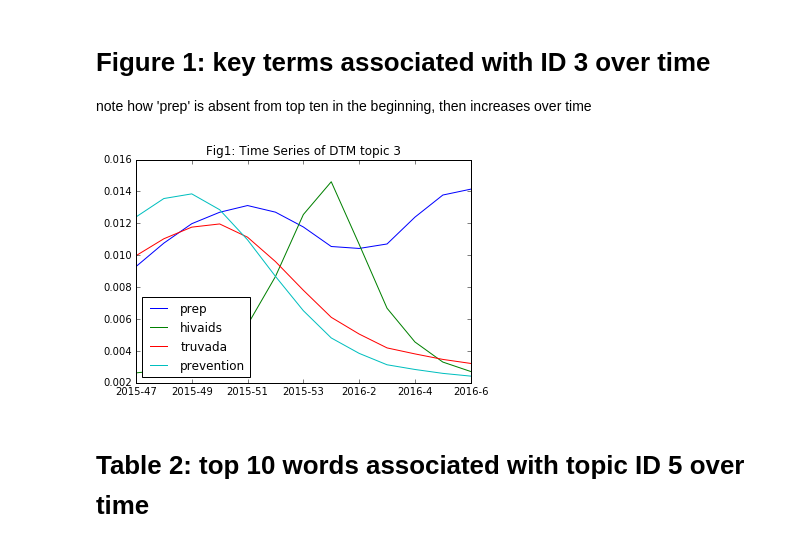
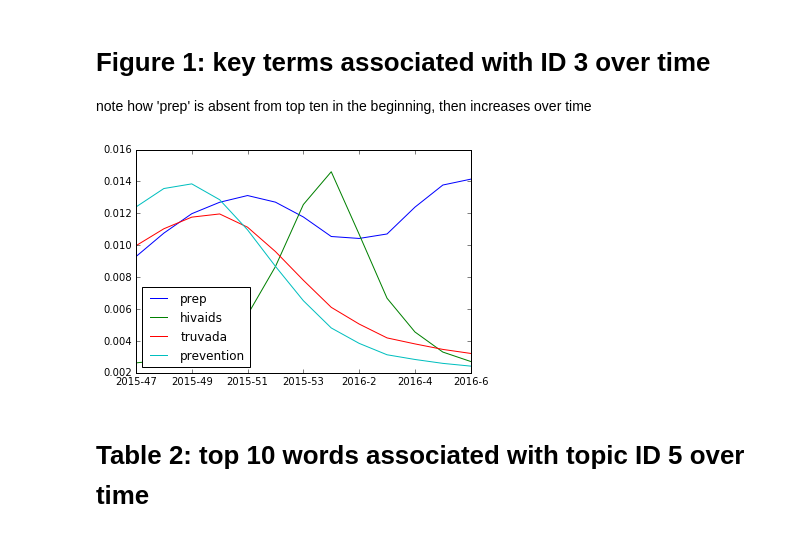
Before and after one commit to quinngroup/sm_w2v, a Jupyter notebook: notebooks/dtm_example.ipynb, the cells around one changed output. Saved outputs shown, nothing was run; the diff lists cells and outputs as text; code cells hidden in the pictures.

```diff
--- a/notebooks/dtm_example.ipynb
+++ b/notebooks/dtm_example.ipynb
@@ -153,25 +153,25 @@ note how 'prep' is absent from top ten in the beginning, then increases over tim
 # %%
 data = []
 for t_index in range(len(model.time_slices)):
     words = model.show_topic(topicid=3, time=t_index, topn=1000)
 
     columns = ['prep', 'hivaids', 'truvada', 'prevention']
     row = []
     for col in columns:
         cell = [w[0] for w in words if w[1] == col]
         if not cell:
             cell = .000001
         else:
             cell = cell[0]
         row.append(cell)
     data.append(row)
 
 df = pd.DataFrame(data, columns=columns, index=weeknums)
-ax = df.plot(title='Fig1: Time Series of DTM topic 3')
+ax = df.plot(title='')
 fig = ax.get_figure()
-fig.savefig('Fig1: Time Series of DTM topic 3.pdf', format='pdf')
+fig.savefig('fig1.pdf', format='pdf')
 # %% [output]
-[figure, old version]
+[figure, new version]
 # %% [markdown]
 # Table 2: top 10 words associated with topic ID 5 over time
 # %%
```
Also changed, not shown: parts of 2 cells of this notebook, 30 other files.
